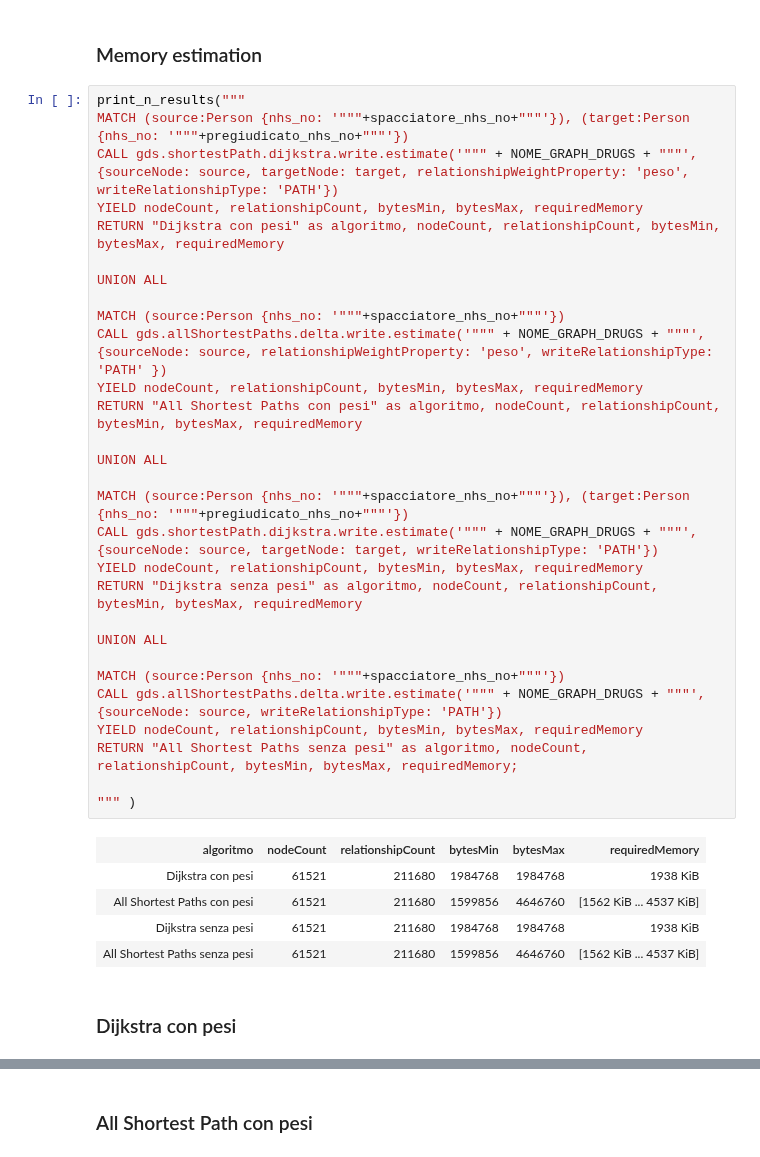
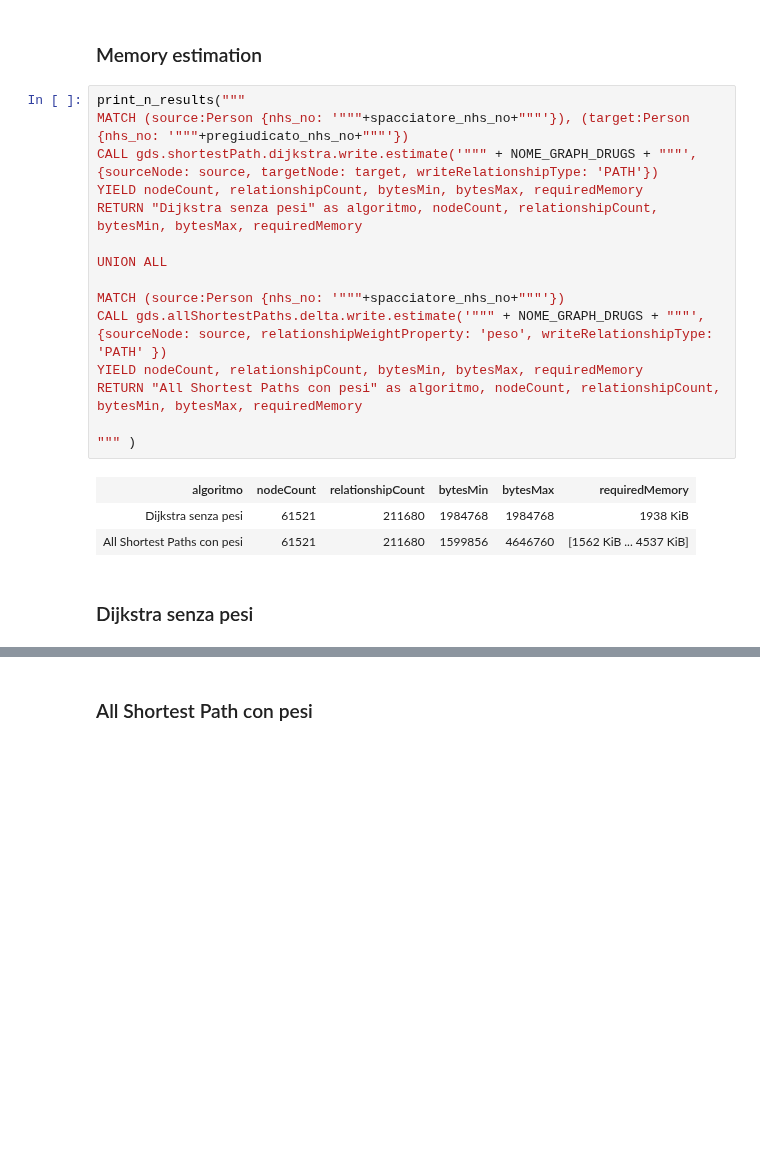
Before and after one commit to ElenaCurti/big-data, a Jupyter notebook: Attivita_06_GraphAnalytics/applicazione.ipynb, the cells around one changed output, grey strips where cells are left out. Cells and saved outputs as stored; diff of their text form; blank space fills up the shorter version.

```diff
--- a/Attivita_06_GraphAnalytics/applicazione.ipynb
+++ b/Attivita_06_GraphAnalytics/applicazione.ipynb
@@ -452,40 +611,24 @@ graph.run(cq)
 # %%
 print_n_results("""
 MATCH (source:Person {nhs_no: '"""+spacciatore_nhs_no+"""'}), (target:Person {nhs_no: '"""+pregiudicato_nhs_no+"""'})
-CALL gds.shortestPath.dijkstra.write.estimate('""" + NOME_GRAPH_DRUGS + """', {sourceNode: source, targetNode: target, relationshipWeightProperty: 'peso', writeRelationshipType: 'PATH'})
+CALL gds.shortestPath.dijkstra.write.estimate('""" + NOME_GRAPH_DRUGS + """', {sourceNode: source, targetNode: target, writeRelationshipType: 'PATH'})
 YIELD nodeCount, relationshipCount, bytesMin, bytesMax, requiredMemory
-RETURN "Dijkstra con pesi" as algoritmo, nodeCount, relationshipCount, bytesMin, bytesMax, requiredMemory
+RETURN "Dijkstra senza pesi" as algoritmo, nodeCount, relationshipCount, bytesMin, bytesMax, requiredMemory
 
 UNION ALL
 
 MATCH (source:Person {nhs_no: '"""+spacciatore_nhs_no+"""'})
 CALL gds.allShortestPaths.delta.write.estimate('""" + NOME_GRAPH_DRUGS + """', {sourceNode: source, relationshipWeightProperty: 'peso', writeRelationshipType: 'PATH' })
 YIELD nodeCount, relationshipCount, bytesMin, bytesMax, requiredMemory
 RETURN "All Shortest Paths con pesi" as algoritmo, nodeCount, relationshipCount, bytesMin, bytesMax, requiredMemory
 
-UNION ALL
-
-MATCH (source:Person {nhs_no: '"""+spacciatore_nhs_no+"""'}), (target:Person {nhs_no: '"""+pregiudicato_nhs_no+"""'})
-CALL gds.shortestPath.dijkstra.write.estimate('""" + NOME_GRAPH_DRUGS + """', {sourceNode: source, targetNode: target, writeRelationshipType: 'PATH'})
-YIELD nodeCount, relationshipCount, bytesMin, bytesMax, requiredMemory
-RETURN "Dijkstra senza pesi" as algoritmo, nodeCount, relationshipCount, bytesMin, bytesMax, requiredMemory
-
-UNION ALL
-
-MATCH (source:Person {nhs_no: '"""+spacciatore_nhs_no+"""'})
-CALL gds.allShortestPaths.delta.write.estimate('""" + NOME_GRAPH_DRUGS + """', {sourceNode: source, writeRelationshipType: 'PATH'})
-YIELD nodeCount, relationshipCount, bytesMin, bytesMax, requiredMemory
-RETURN "All Shortest Paths senza pesi" as algoritmo, nodeCount, relationshipCount, bytesMin, bytesMax, requiredMemory;
-
 """ )
 # %% [output]
 | algoritmo | nodeCount | relationshipCount | bytesMin | bytesMax | requiredMemory |
-| Dijkstra con pesi | 61521 | 211680 | 1984768 | 1984768 | 1938 KiB |
+| Dijkstra senza pesi | 61521 | 211680 | 1984768 | 1984768 | 1938 KiB |
 | All Shortest Paths con pesi | 61521 | 211680 | 1599856 | 4646760 | [1562 KiB ... 4537 KiB] |
-| Dijkstra senza pesi | 61521 | 211680 | 1984768 | 1984768 | 1938 KiB |
-| All Shortest Paths senza pesi | 61521 | 211680 | 1599856 | 4646760 | [1562 KiB ... 4537 KiB] |
 # %% [markdown]
-### Dijkstra con pesi
+### Dijkstra senza pesi
 # %%
 
 def print_results_shortest_path(cq):
```
Also changed, not shown: parts of 64 cells of this notebook, 1 other file.
